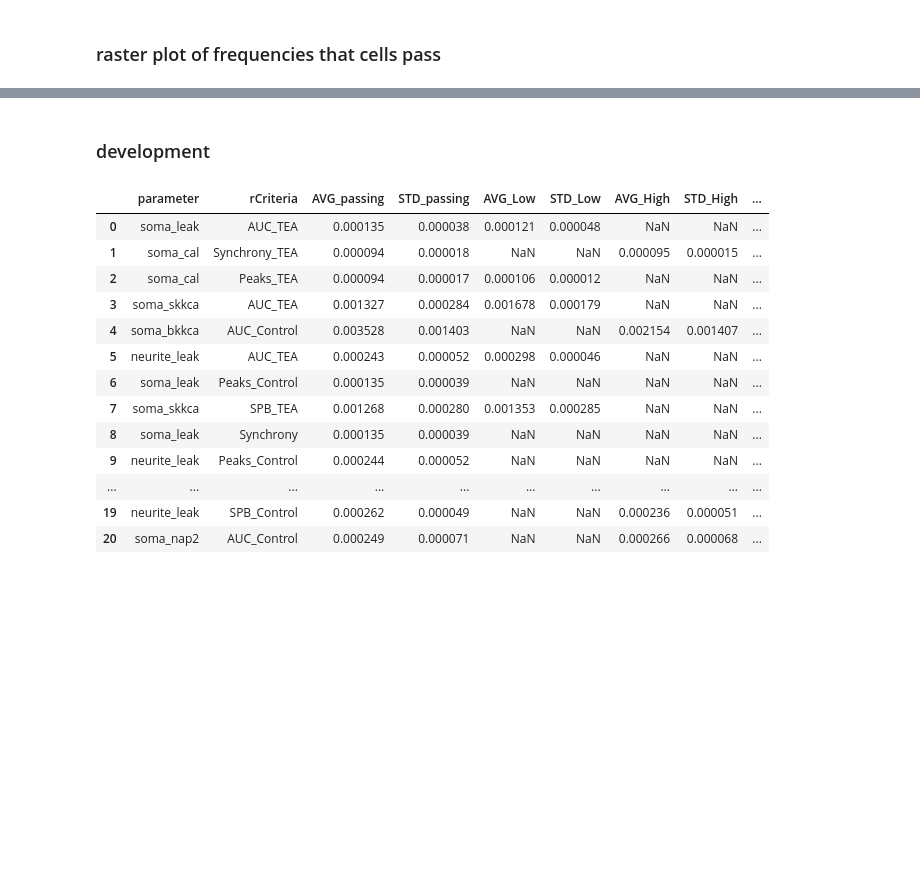
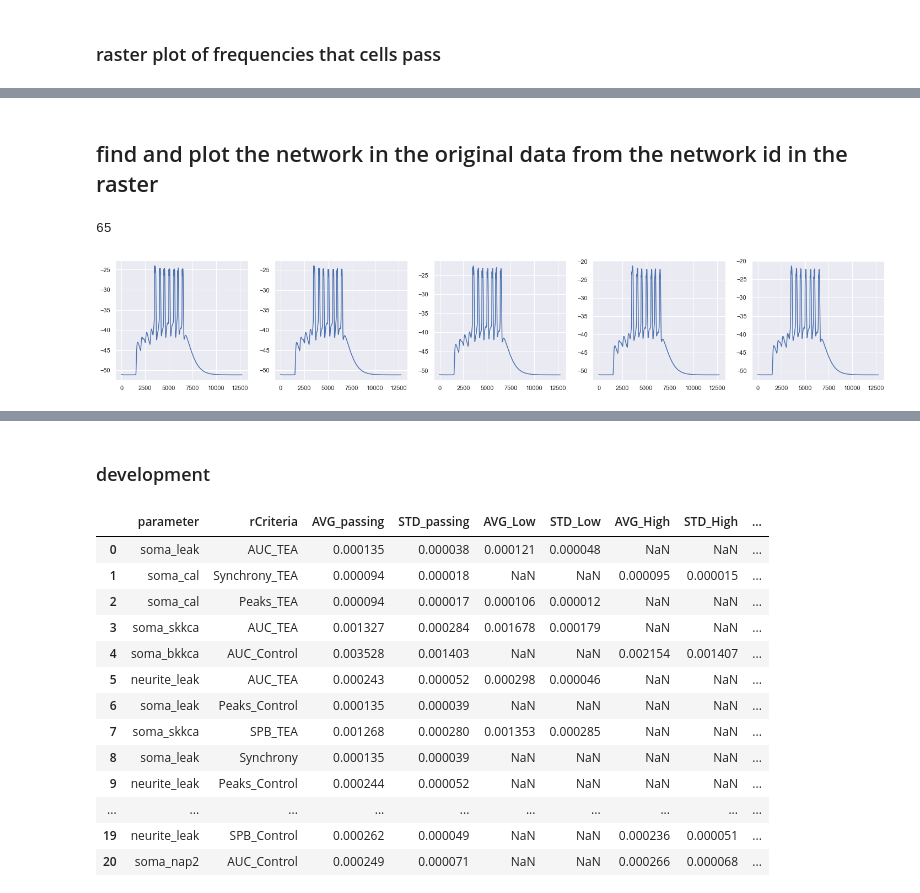
Before and after one commit to ddopp4877/CGProjectpub, a Jupyter notebook: Checkruns.ipynb, the cells around one changed output, grey strips where cells are left out. Drawn from its saved outputs; the diff is of its cells as text; code cells hidden in the pictures; blank space fills up the shorter version.

```diff
--- a/Checkruns.ipynb
+++ b/Checkruns.ipynb
@@ -453,0 +527,9 @@ array([array([   0,    1,    2, ..., 2722, 2723, 2724], dtype=int64),
+# %% [markdown]
+## find and plot the network in the original data from the network id in the raster
+# %%
+coded = np.loadtxt(r'C:\Users\ddopp\source\repos\CGresults\notAVG\output\LV3\LV3RejectionResults.txt')
+passnetIDs,passnetIDXs = getpassingNetIDXs(coded)
+mappedIDxs,ogIDxs = mapping(passnetIDXs)
+unMap(mappedIDxs,ogIDxs,passnetIDs,27)
+# %% [output]
+65
@@ -453,0 +573,9 @@ array([array([   0,    1,    2, ..., 2722, 2723, 2724], dtype=int64),
+# %%
+VsomaControl = np.array(pd.read_pickle(r"C:\Users\ddopp\source\repos\CGresults\notAVG\output\LV3\VsomaControl.pkl")).T
+VsomaTEA = np.array(pd.read_pickle(r"C:\Users\ddopp\source\repos\CGresults\notAVG\output\LV3\VsomaTEA.pkl")).T
+# %%
+
+plotNet(VsomaControl,OGneworkID,16)
+plt.show()
+# %% [output]
+[figure, added]
```
Also changed, not shown: parts of 38 cells of this notebook, 11 other files.
